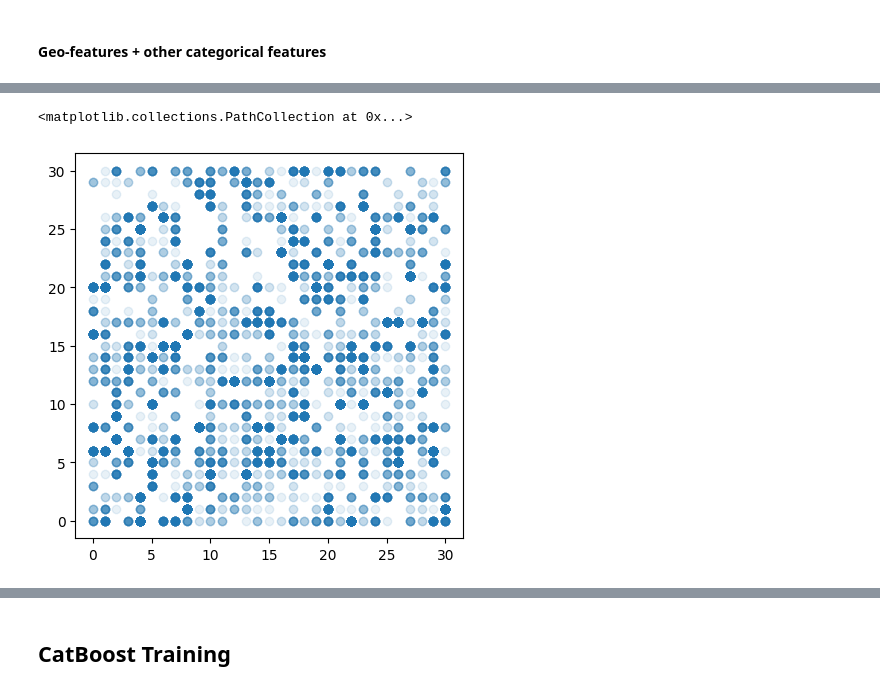
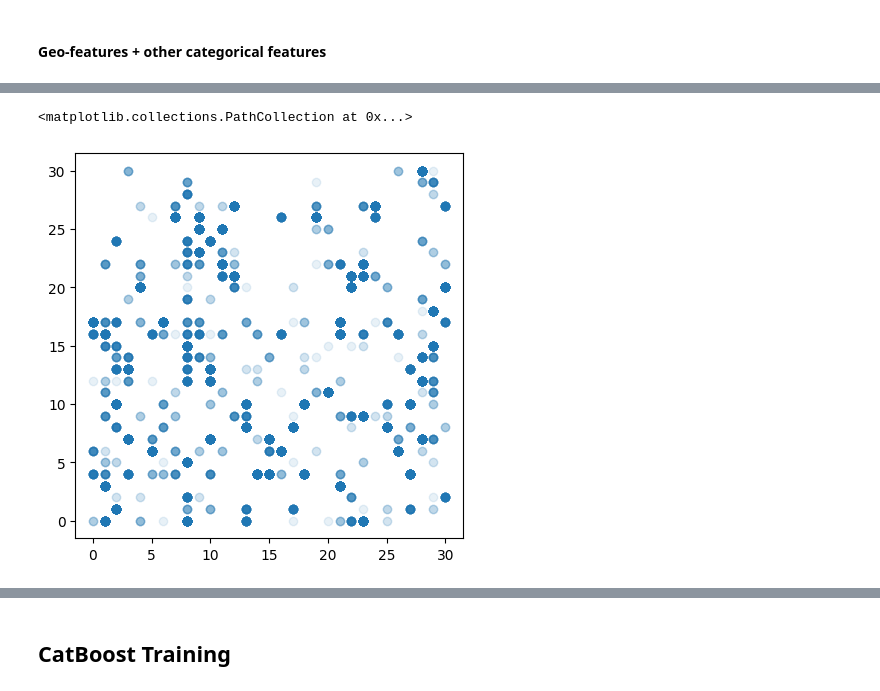
Before and after one commit to teofc111/DD_earthquake, a Jupyter notebook: DD_earthquake_2_autoencode.ipynb, the cells around one changed output, grey strips where cells are left out. Saved outputs shown, nothing was run; the diff lists cells and outputs as text; code cells hidden in the pictures.

Commit message:
Considered all data points instead of taking average for every geo location. seems to perform ok, especially when other features considered in the mix.

```diff
--- a/DD_earthquake_2_autoencode.ipynb
+++ b/DD_earthquake_2_autoencode.ipynb
@@ -404,6 +427,8 @@ optimizer = optim.Adam(model.parameters(), lr=0.001)
 
 # Create DataLoader
 df = df_all.copy()
+bool_cols = df.select_dtypes(include='bool').columns
+df[bool_cols] = df[bool_cols].astype(float)
 
 # Encode the categorical columns
 le_cat1 = LabelEncoder()
@@ -418,14 +443,16 @@ df['geo_level_3_id'] = le_cat3.fit_transform(df['geo_level_3_id'])
 x1 = torch.tensor(df['geo_level_1_id'].values, dtype=torch.long).cuda()
 x2 = torch.tensor(df['geo_level_2_id'].values, dtype=torch.long).cuda()
 x3 = torch.tensor(df['geo_level_3_id'].values, dtype=torch.long).cuda()
+
+
 feat_tensor = torch.tensor(df[non_geo_features].values, dtype=torch.float).cuda()
 
 # Create DataLoader
 dataset = TensorDataset(x1, x2, x3, feat_tensor)
-dataloader = DataLoader(dataset, batch_size=2, shuffle=True)
+dataloader = DataLoader(dataset, batch_size=256, shuffle=True)
 
 # Training loop with tqdm
-epochs = 40
+epochs = 10
 for epoch in range(epochs):
     epoch_loss = 0
     for batch in tqdm(dataloader, desc=f'Epoch {epoch+1}/{epochs}'):
@@ -451,37 +478,4 @@ for epoch in range(epochs):
         epoch_loss += loss.item()
 
     print(f'Epoch [{epoch+1}/{epochs}], Loss: {epoch_loss/len(dataloader)}')
-
-
-# Pass the input through the encoder and plot the results
-model.eval()
-with torch.no_grad():
-    x1, x2, x3, feat_tensor = x1, x2, x3, feat_tensor
-    z = model.encoder(torch.cat([model.embed1(x1), model.embed2(x2), model.embed3(x3), feat_tensor], dim=1))
-    recon_x1, recon_x2, recon_x3, feat_recon = model(x1, x2, x3, feat_tensor)
-
-
-# Plot the input categories against the predicted categories
-fig, axs = plt.subplots(1, 3, figsize=(18, 6))
-
-# Subplot for the first vector
-axs[0].scatter(x1.cpu().numpy(), recon_x1.argmax(dim=1).cpu().numpy())
-axs[0].set_xlabel('Input categories')
-axs[0].set_ylabel('Predicted categories')
-axs[0].set_title('Vector 1')
-
-# Subplot for the second vector
-axs[1].scatter(x2.cpu().numpy(), recon_x2.argmax(dim=1).cpu().numpy())
-axs[1].set_xlabel('Input categories')
-axs[1].set_ylabel('Predicted categories')
-axs[1].set_title('Vector 2')
-
-# Subplot for the third vector
-axs[2].scatter(x3.cpu().numpy(), recon_x3.argmax(dim=1).cpu().numpy())
-axs[2].set_xlabel('Input categories')
-axs[2].set_ylabel('Predicted categories')
-axs[2].set_title('Vector 3')
-
-plt.tight_layout()
-plt.show()
 # %% [output]
@@ -501,32 +559,32 @@ Epoch [12/40], Loss: 6.435902849786942
 # %%
 latent_geo = pd.concat([df_all[geo_features],pd.DataFrame(z.cpu().numpy())],axis=1)
-latent_geo.sample(5)
+latent_geo = pd.concat([df_all[geo_features].iloc[:recon_x1.shape[0],:].reset_index(drop=True),pd.DataFrame(z.cpu().numpy())],axis=1)
 
 np.random.seed(0)
 num_samples = latent_geo.shape[0]
 num_features = latent_geo.shape[1]-3
 data = latent_geo.iloc[:,3:].to_numpy()
 
 # Step 1: Normalize data (optional but recommended)
 scaler = StandardScaler()
 data_scaled = scaler.fit_transform(data)
 
 # Step 2: Calculate cosine similarity-like metric (Euclidean distance in this case)
 # Note: Cosine similarity is not directly applicable to numeric data, using Euclidean distance instead
 # euclidean_sim = pairwise_distances(data_scaled, metric='euclidean')
 cosine_sim = 1 - pairwise_distances(data_scaled, metric='cosine')
 
 # Step 3: Apply K-means clustering
 num_clusters = 31  # Example number of clusters
 kmeans = KMeans(n_clusters=num_clusters, random_state=0)
 kmeans.fit(cosine_sim)
 
 # Get cluster labels and centroids
 cluster_labels = kmeans.labels_
 centroids = kmeans.cluster_centers_
 
 fig,ax = plt.subplots(1,1,figsize=(5,5))
 ax.scatter(cluster_labels,latent_geo['geo_level_1_id'],alpha=0.1)
 # %% [output]
 <matplotlib.collections.PathCollection at 0x...>
-[figure, old version]
+[figure, new version]
```
Also changed, not shown: parts of 17 cells of this notebook.
